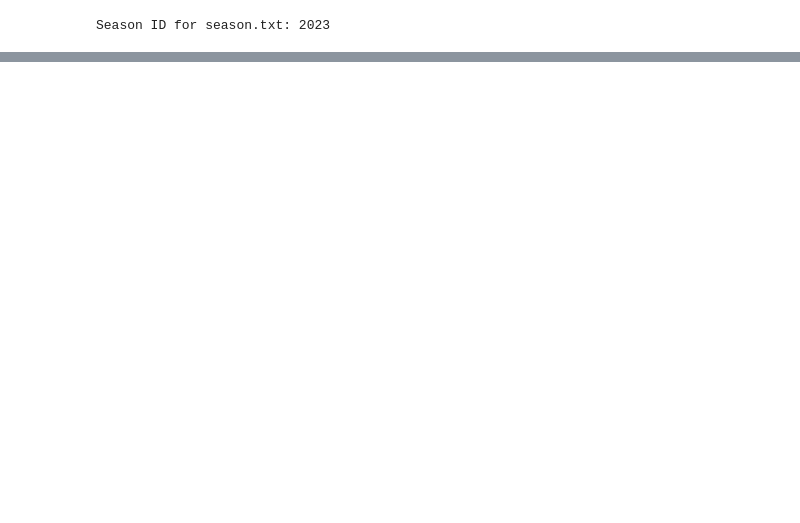
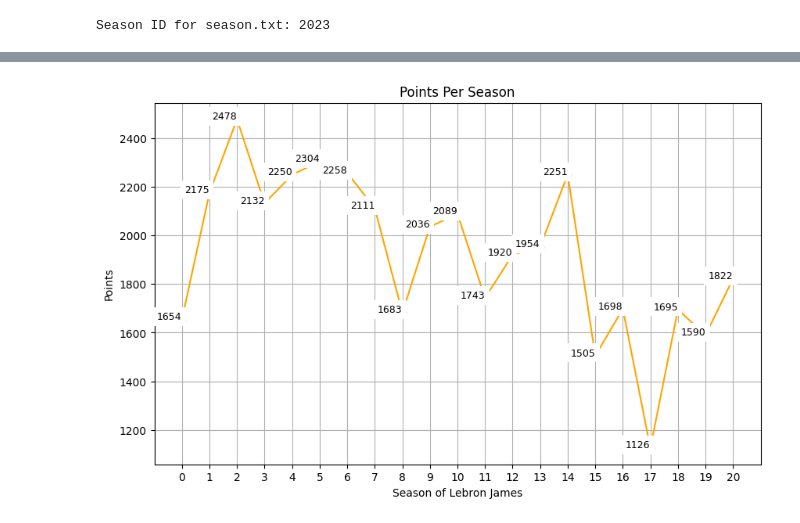
Before and after one commit to ShlomiShorIII/CourtMetrics, a Jupyter notebook: CourtMetrics.ipynb, the cells around one changed output, grey strips where cells are left out. Cells and saved outputs as stored; diff of their text form; code cells hidden in the pictures; blank space fills up the shorter version.

```diff
--- a/CourtMetrics.ipynb
+++ b/CourtMetrics.ipynb
@@ -161,0 +312,29 @@ Season ID for season.txt: 2023
+# %%
+# גרף שמציג את מספר הנקודות של שחקן לאותה עונה
+
+def plot_player_points_per_season(player_data):
+    # Extract seasons and points
+    seasons = player_data.index  # Season index based on the dataframe row number
+    points = player_data['PTS']  # Points data
+
+    # Create a line plot
+    plt.figure(figsize=(10, 6))
+    plt.plot(seasons, points, marker='o', linestyle='-', color='orange')  # Orange line
+
+    # Add labels next to each point with black text and white background
+    for i, point in enumerate(points):
+        plt.text(seasons[i], points[i], f'{point}', fontsize=9, ha='right',
+                 color='black', bbox=dict(facecolor='white', edgecolor='none'))
+
+    # Set plot details
+    plt.title('Points Per Season')
+    plt.xlabel(f'Season Number of {player_name}')
+    plt.ylabel('Points')
+    plt.grid(True)
+    plt.xticks(seasons)  # Display all season numbers
+    plt.show()
+
+# Call the function to plot
+plot_player_points_per_season(player_data)
+# %% [output]
+[figure, added]
```
Also changed, not shown: parts of 7 cells of this notebook.
